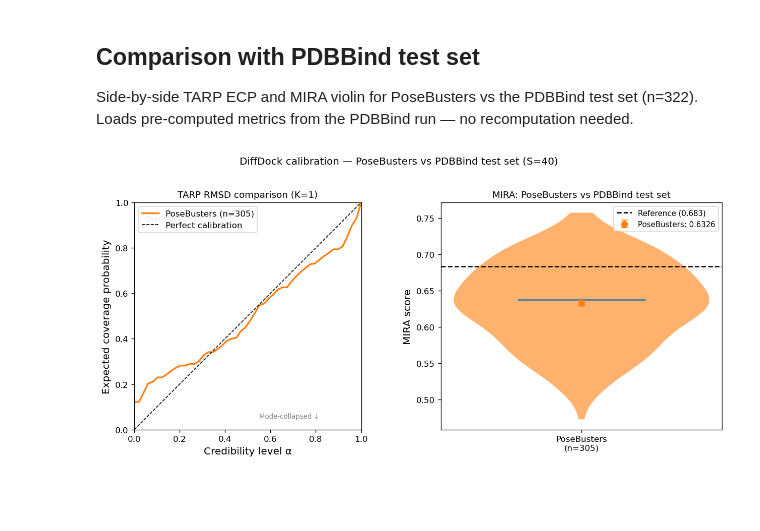
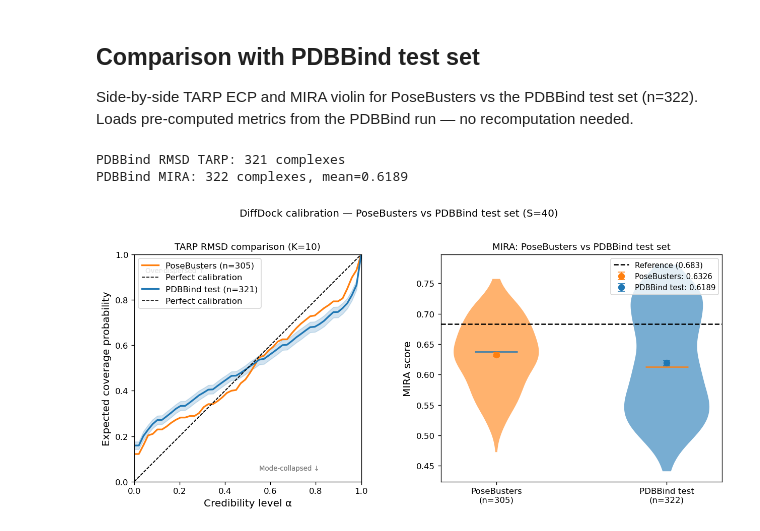
Before and after one commit to quentin-fuchs/MasterThesis, a Jupyter notebook: notebooks/posebusters_calibration.ipynb, the cells around one changed output. Cells and saved outputs as stored; diff of their text form; code cells hidden in the pictures; blank space fills up the shorter version.

```diff
--- a/notebooks/posebusters_calibration.ipynb
+++ b/notebooks/posebusters_calibration.ipynb
@@ -561,13 +544,13 @@ if "mira_scores" not in dir():
 
 # ── comparison plot ──────────────────────────────────────────────────────────
 PDBBIND_METRICS = "/home/qf226/rds/hpc-work/results/DiffDock/pdbbind_testset/metrics"
-K_RMSD = 1  # ensure defined when cell runs in sequence after tarp-rmsd cell
+K_RMSD = 10  # ensure defined when cell runs in sequence after tarp-rmsd cell
 
 pdbbind_f_rmsd = None
 pdbbind_mira   = None
 
-rmsd_path = f"{PDBBIND_METRICS}/tarp_fractions_rmsd_K{K_RMSD}.npy"
-mira_path = f"{PDBBIND_METRICS}/mira_scores_rmsd.npy"
+rmsd_path = f"{PDBBIND_METRICS}/tarp_fractions_symrmsd_K{K_RMSD}.npy"
+mira_path = f"{PDBBIND_METRICS}/mira_scores_symrmsd.npy"
 
 if os.path.exists(rmsd_path):
     pdbbind_f_rmsd = np.load(rmsd_path)
@@ -594,31 +577,33 @@ ax.set_title(f"TARP RMSD comparison (K={K_RMSD})", fontsize=11)
 
 # Right: MIRA violin comparison
 ax2 = axes[1]
 datasets = [(f"PoseBusters\n(n={len(mira_scores)})", mira_scores, "C1")]
 if pdbbind_mira is not None:
     datasets.append((f"PDBBind test\n(n={len(pdbbind_mira)})", pdbbind_mira, "C0"))
 
 for i, (label, scores, color) in enumerate(datasets):
     vp = ax2.violinplot([scores], positions=[i], showmedians=True, showextrema=False)
     vp["bodies"][0].set_facecolor(color)
     vp["bodies"][0].set_alpha(0.6)
     ax2.errorbar(i, scores.mean(), yerr=scores.std() / np.sqrt(len(scores)),
                  fmt="o", color=color, capsize=4, ms=7, zorder=5,
                  label=f"{label.split(chr(10))[0]}: {scores.mean():.4f}")
 
 ax2.axhline(REF, color="k", ls="--", lw=1.5, label=f"Reference ({REF:.3f})")
 ax2.set_xticks(range(len(datasets)))
 ax2.set_xticklabels([d[0] for d in datasets], fontsize=10)
 ax2.set_ylabel("MIRA score", fontsize=12)
 ax2.set_title("MIRA: PoseBusters vs PDBBind test set", fontsize=11)
 ax2.legend(fontsize=9)
 
 plt.suptitle(
     "DiffDock calibration — PoseBusters vs PDBBind test set (S=40)",
     y=1.02, fontsize=12
 )
 plt.tight_layout()
 plt.savefig(f"{FIGURES}/calibration_comparison.png", dpi=150, bbox_inches='tight')
 plt.show()
 # %% [output]
+PDBBind RMSD TARP: 321 complexes
+PDBBind MIRA: 322 complexes, mean=0.6189
-[figure, old version]
+[figure, new version]
```
Also changed, not shown: parts of 3 cells of this notebook, 2 other files.
